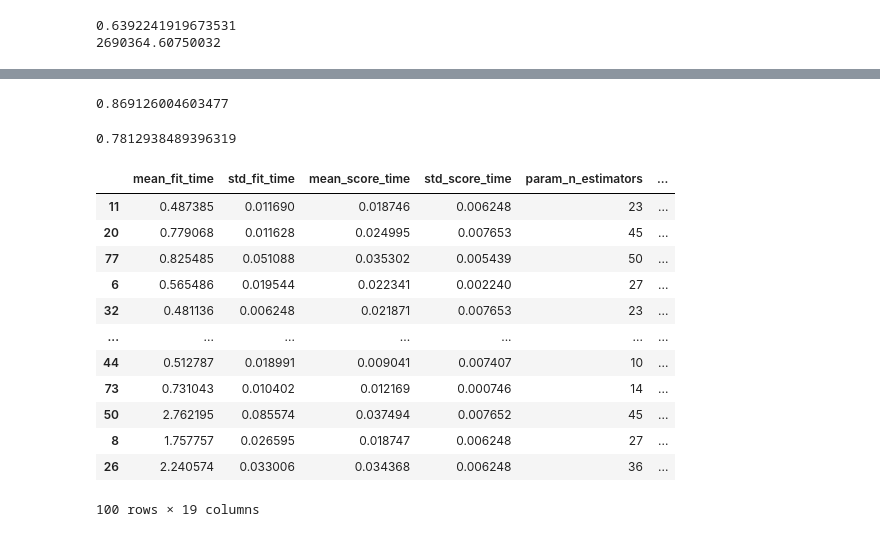
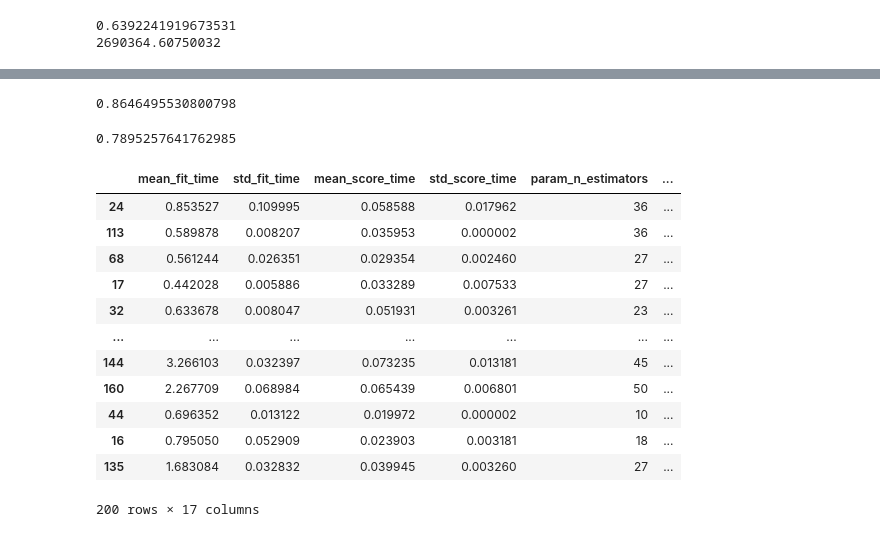
Before and after one commit to Ilroy/DS_Final_Project, a Jupyter notebook: Training_Testing_Master.ipynb, the cells around one changed output, grey strips where cells are left out. Cells and saved outputs as stored; diff of their text form; code cells hidden in the pictures.

Commit message:
implemented randomized search and grid search to optimal hyperparam tuning

```diff
--- a/Training_Testing_Master.ipynb
+++ b/Training_Testing_Master.ipynb
@@ -725,7 +726,7 @@ randomf_grid = {'n_estimators':n_estimators,
 rfr = RandomForestRegressor()
 
 rf_search = RandomizedSearchCV(estimator = rfr,param_distributions = randomf_grid,
-                               n_iter=100,n_jobs = -1,cv=5,verbose=2,random_state=42)
+                               n_iter=200,n_jobs = -1,cv=3,verbose=2,random_state=42)
 
 # fit model
 rf_search.fit(X_train,target_train)
@@ -774,24 +783,25 @@ rf_search.best_params_
 # %%
 rf_search.best_score_
 # %% [output]
-0.869126004603477
+0.8646495530800798
 # %%
 rf_search.score(X_test,target_test)
 # %% [output]
-0.7812938489396319
+0.7895257641762985
 # %%
-pd.DataFrame(rf_search.cv_results_).sort_values(by='rank_test_score')
+rf_search_results = pd.DataFrame(rf_search.cv_results_).sort_values(by='rank_test_score')
+rf_search_results
 # %% [output]
 |  | mean_fit_time | std_fit_time | mean_score_time | std_score_time | param_n_estimators | ... |
-| 11 | 0.487385 | 0.011690 | 0.018746 | 0.006248 | 23 | ... |
-| 20 | 0.779068 | 0.011628 | 0.024995 | 0.007653 | 45 | ... |
-| 77 | 0.825485 | 0.051088 | 0.035302 | 0.005439 | 50 | ... |
-| 6 | 0.565486 | 0.019544 | 0.022341 | 0.002240 | 27 | ... |
-| 32 | 0.481136 | 0.006248 | 0.021871 | 0.007653 | 23 | ... |
+| 24 | 0.853527 | 0.109995 | 0.058588 | 0.017962 | 36 | ... |
+| 113 | 0.589878 | 0.008207 | 0.035953 | 0.000002 | 36 | ... |
+| 68 | 0.561244 | 0.026351 | 0.029354 | 0.002460 | 27 | ... |
+| 17 | 0.442028 | 0.005886 | 0.033289 | 0.007533 | 27 | ... |
+| 32 | 0.633678 | 0.008047 | 0.051931 | 0.003261 | 23 | ... |
 | ... | ... | ... | ... | ... | ... | ... |
-| 44 | 0.512787 | 0.018991 | 0.009041 | 0.007407 | 10 | ... |
-| 73 | 0.731043 | 0.010402 | 0.012169 | 0.000746 | 14 | ... |
-| 50 | 2.762195 | 0.085574 | 0.037494 | 0.007652 | 45 | ... |
-| 8 | 1.757757 | 0.026595 | 0.018747 | 0.006248 | 27 | ... |
-| 26 | 2.240574 | 0.033006 | 0.034368 | 0.006248 | 36 | ... |
+| 144 | 3.266103 | 0.032397 | 0.073235 | 0.013181 | 45 | ... |
+| 160 | 2.267709 | 0.068984 | 0.065439 | 0.006801 | 50 | ... |
+| 44 | 0.696352 | 0.013122 | 0.019972 | 0.000002 | 10 | ... |
+| 16 | 0.795050 | 0.052909 | 0.023903 | 0.003181 | 18 | ... |
+| 135 | 1.683084 | 0.032832 | 0.039945 | 0.003260 | 27 | ... |
-100 rows × 19 columns
+200 rows × 17 columns
```
Also changed, not shown: parts of 15 cells of this notebook.
